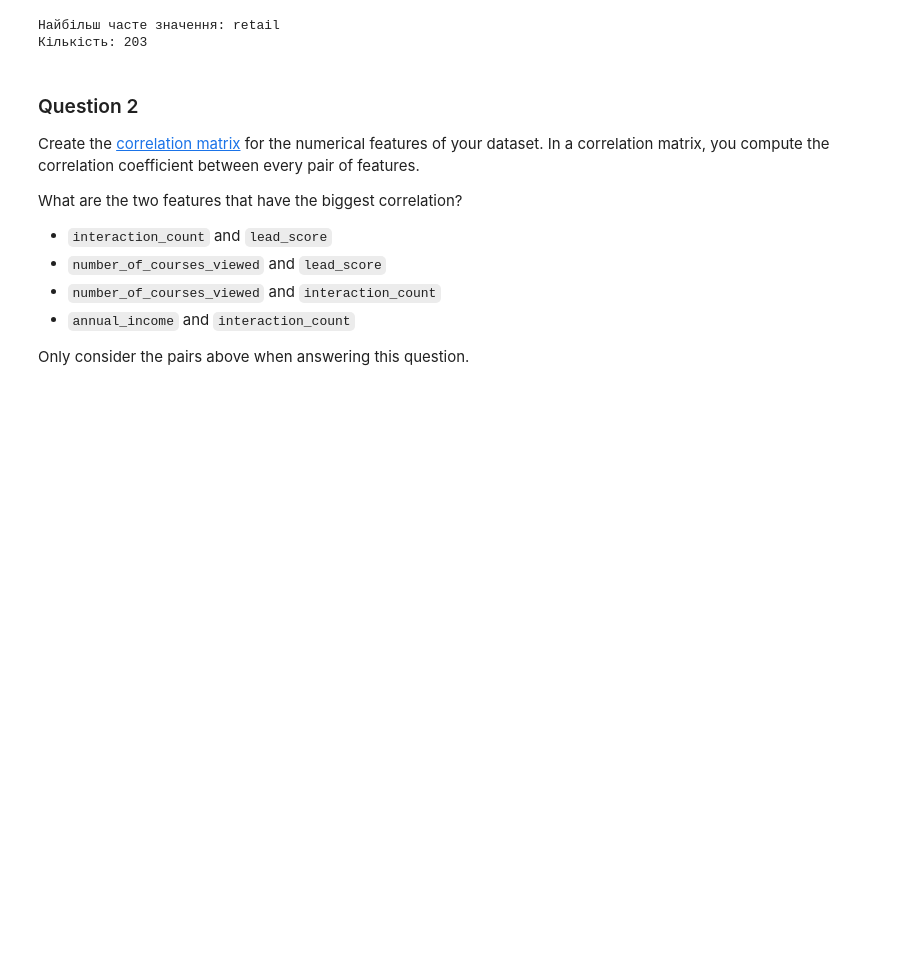
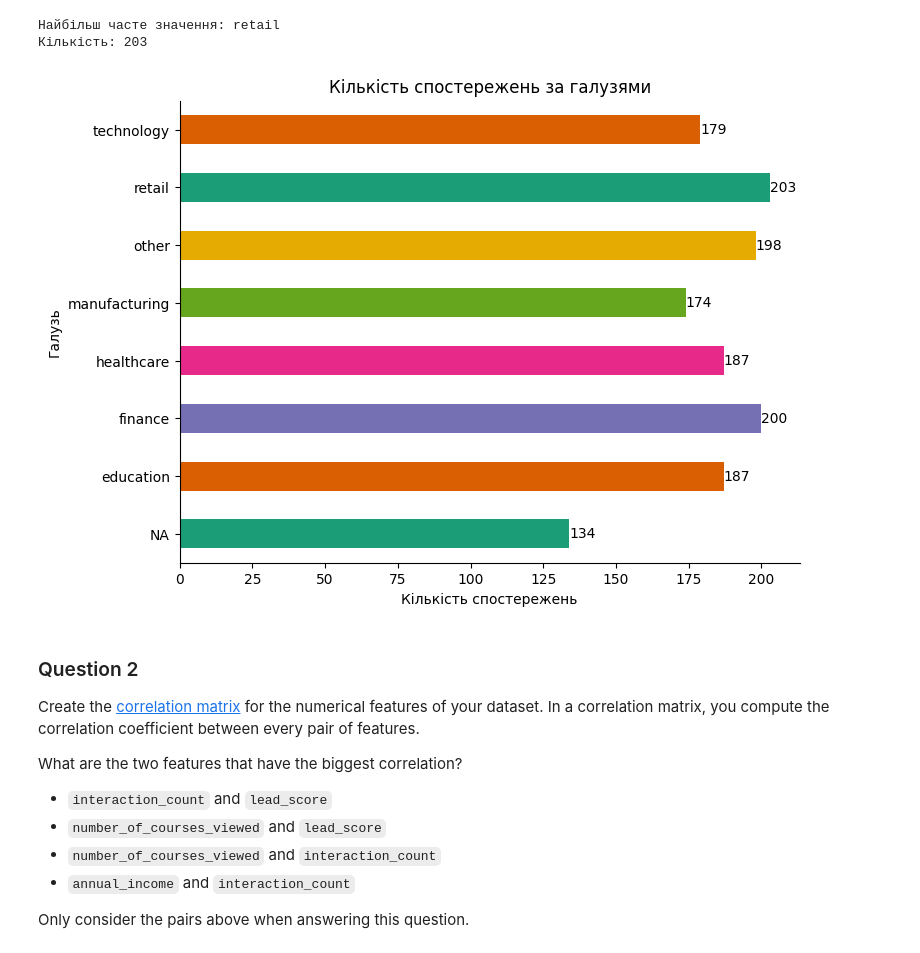
Before and after one commit to Jaguar838/ml-zoomcamp, a Jupyter notebook: HW/hw03.ipynb, the cells around one changed output. Drawn from its saved outputs; the diff is of its cells as text; code cells hidden in the pictures; blank space fills up the shorter version.

```diff
--- a/HW/hw03.ipynb
+++ b/HW/hw03.ipynb
@@ -144,6 +159,22 @@ print(f"Кількість: {len(df_original[df_original['industry']==mode_indus
 # %% [output]
 Найбільш часте значення: retail
 Кількість: 203
+# %%
+counts = df_original.groupby('industry').size()
+plt.figure(figsize=(8, 6))
+counts.plot(kind='barh', color=sns.palettes.mpl_palette('Dark2'))
+plt.gca().spines[['top', 'right',]].set_visible(False)
+
+# Annotate each bar with its count
+for index, value in enumerate(counts):
+    plt.text(value, index, str(value), va='center')
+
+plt.title('Кількість спостережень за галузями')
+plt.xlabel('Кількість спостережень')
+plt.ylabel('Галузь')
+plt.show()
+# %% [output]
+[figure, added]
 # %% [markdown]
 ### Question 2
 
```
Also changed, not shown: parts of 5 cells of this notebook.
